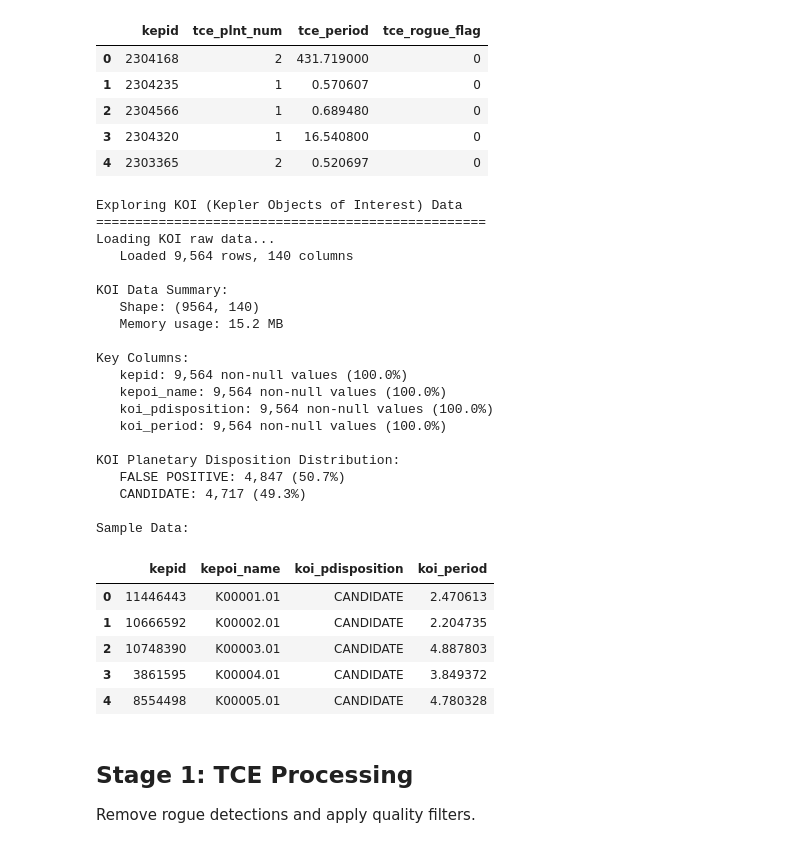
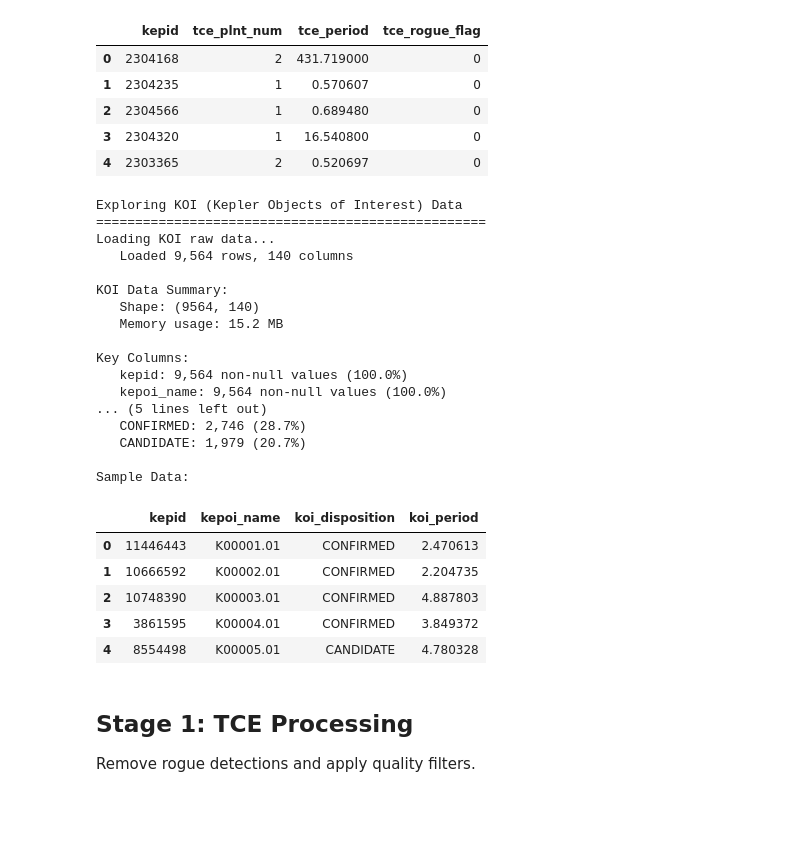
Before and after one commit to akira921x/kepler-dr25-data-pipeline, a Jupyter notebook: kepler_dr25_exominer_preprocessing.ipynb, the cells around one changed output. Drawn from its saved outputs; the diff is of its cells as text; code cells hidden in the pictures; blank space fills up the shorter version.

```diff
--- a/kepler_dr25_exominer_preprocessing.ipynb
+++ b/kepler_dr25_exominer_preprocessing.ipynb
@@ -251,49 +251,46 @@ print(f"   Memory usage: {koi_raw.memory_usage(deep=True).sum() / 1024**2:.1f} M
 
 # Display basic info
 print(f"\nKey Columns:")
-key_cols = ['kepid', 'kepoi_name', 'koi_pdisposition', 'koi_period']
+key_cols = ['kepid', 'kepoi_name', 'koi_disposition', 'koi_period']
 available_key_cols = [col for col in key_cols if col in koi_raw.columns]
 for col in available_key_cols:
     non_null = koi_raw[col].notna().sum()
     print(f"   {col}: {non_null:,} non-null values ({non_null/len(koi_raw)*100:.1f}%)")
 
-# Analyze KOI dispositions
-if 'koi_pdisposition' in koi_raw.columns:
-    print(f"\nKOI Planetary Disposition Distribution:")
-    disposition_counts = koi_raw['koi_pdisposition'].value_counts()
+# Analyze KOI dispositions - use koi_disposition instead of koi_pdisposition
+if 'koi_disposition' in koi_raw.columns:
+    print(f"\nKOI Disposition Distribution:")
+    disposition_counts = koi_raw['koi_disposition'].value_counts()
     for disp, count in disposition_counts.items():
         pct = count / len(koi_raw) * 100
         print(f"   {disp}: {count:,} ({pct:.1f}%)")
 
 # Sample of data
 print(f"\nSample Data:")
 display(koi_raw[available_key_cols].head())
 # %% [output]
 Exploring KOI (Kepler Objects of Interest) Data
 ==================================================
 Loading KOI raw data...
    Loaded 9,564 rows, 140 columns
 
 KOI Data Summary:
    Shape: (9564, 140)
    Memory usage: 15.2 MB
 
 Key Columns:
    kepid: 9,564 non-null values (100.0%)
    kepoi_name: 9,564 non-null values (100.0%)
-   koi_pdisposition: 9,564 non-null values (100.0%)
-   koi_period: 9,564 non-null values (100.0%)
-
-KOI Planetary Disposition Distribution:
-   FALSE POSITIVE: 4,847 (50.7%)
-   CANDIDATE: 4,717 (49.3%)
+... (5 lines left out)
+   CONFIRMED: 2,746 (28.7%)
+   CANDIDATE: 1,979 (20.7%)
 
 Sample Data:
-|  | kepid | kepoi_name | koi_pdisposition | koi_period |
-| 0 | 11446443 | K00001.01 | CANDIDATE | 2.470613 |
-| 1 | 10666592 | K00002.01 | CANDIDATE | 2.204735 |
-| 2 | 10748390 | K00003.01 | CANDIDATE | 4.887803 |
-| 3 | 3861595 | K00004.01 | CANDIDATE | 3.849372 |
+|  | kepid | kepoi_name | koi_disposition | koi_period |
+| 0 | 11446443 | K00001.01 | CONFIRMED | 2.470613 |
+| 1 | 10666592 | K00002.01 | CONFIRMED | 2.204735 |
+| 2 | 10748390 | K00003.01 | CONFIRMED | 4.887803 |
+| 3 | 3861595 | K00004.01 | CONFIRMED | 3.849372 |
 | 4 | 8554498 | K00005.01 | CANDIDATE | 4.780328 |
 # %% [markdown]
 ## Stage 1: TCE Processing
```
Also changed, not shown: parts of 11 cells of this notebook, 2 other files.
